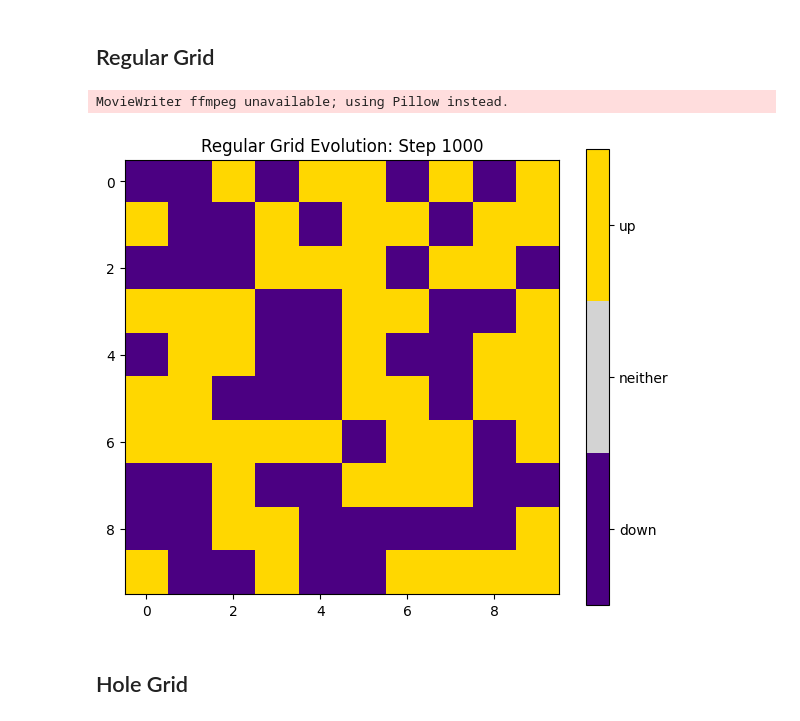
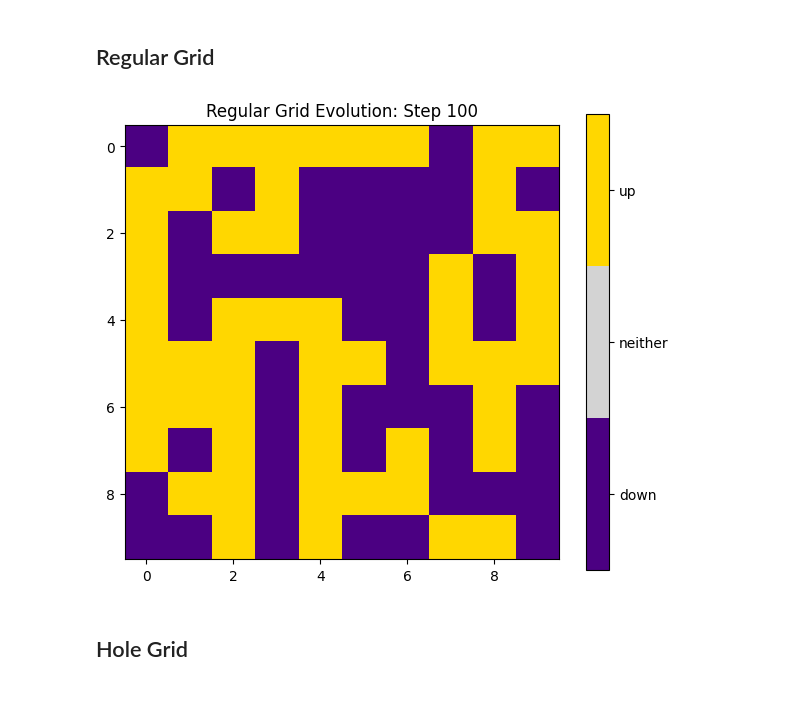
Before and after one commit to nirmiller/comp_phy_final_project, a Jupyter notebook: demo_animations.ipynb, the cells around one changed output. Saved outputs shown, nothing was run; the diff lists cells and outputs as text; code cells hidden in the pictures.

```diff
--- a/demo_animations.ipynb
+++ b/demo_animations.ipynb
@@ -12,21 +12,20 @@ from visualizations import animate_ising
 # %%
 newGrid = Grid(n_x=10, n_y=10, gridPointObject=electron.ClassicElectron, random_seed=12)
 isingModel = ClassicIsing(newGrid, temperature=1, ferromagnetivity=.1,Mf_External=0,)
 
-isingModel.runSimulation(1000)
+isingModel.runSimulation(100)
 
 
 ani = animate_ising(newGrid, isingModel.grid.grid_history, interval=50, title="Regular Grid Evolution")
 
 # save animation as gif (the animation won't render on VS Code so download to your computer)
-ani.save('ising_evolution_regular.gif', writer='ffmpeg', fps=20)
+ani.save('ising_evolution_regular.gif', writer='ffmpeg', fps=10)
 
 # if using Google Colab, save it as mp4 and embed it
 # ani.save('ising_evolution.mp4', writer='ffmpeg', fps=20)
 # Video('ising_evolution.mp4', embed=True)
 # %% [output]
-MovieWriter ffmpeg unavailable; using Pillow instead.
-[figure, old version]
+[figure, new version]
 # %% [markdown]
 ## Hole Grid
 # %%
```
Also changed, not shown: 9 other files.
